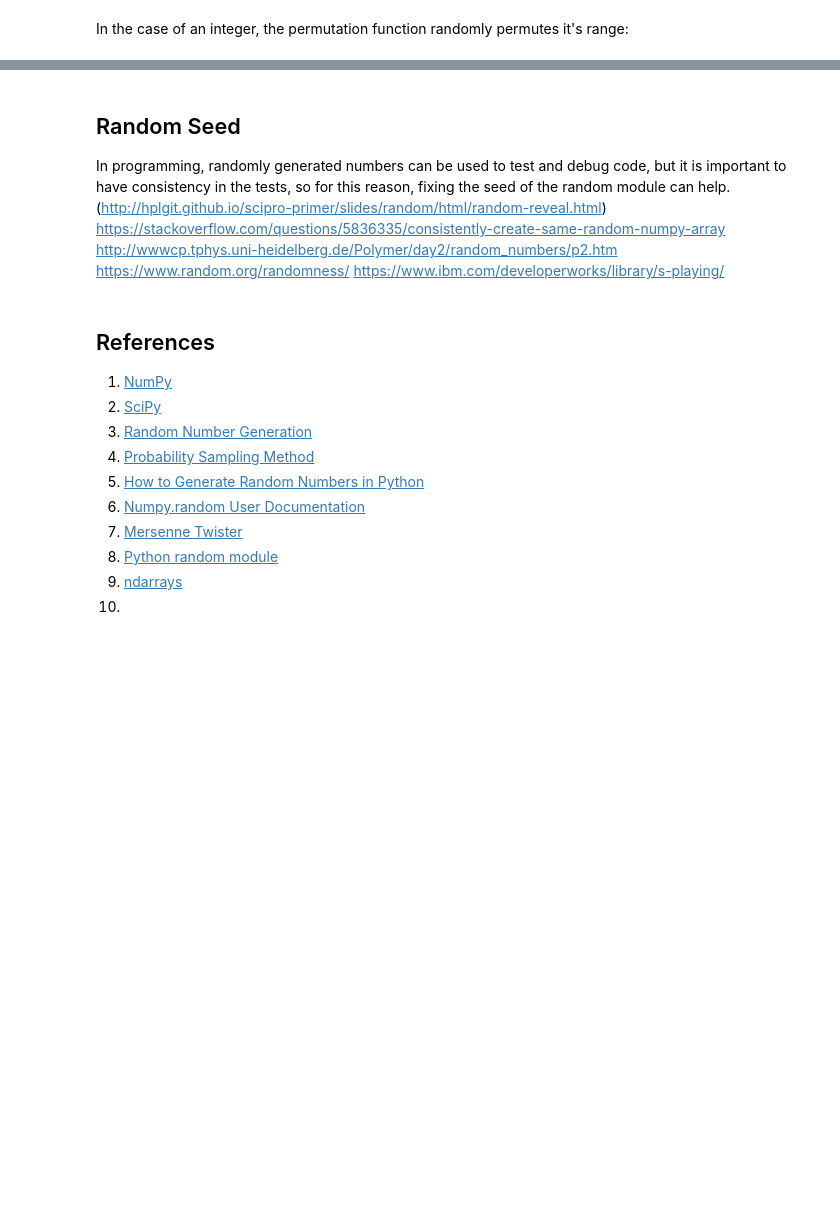
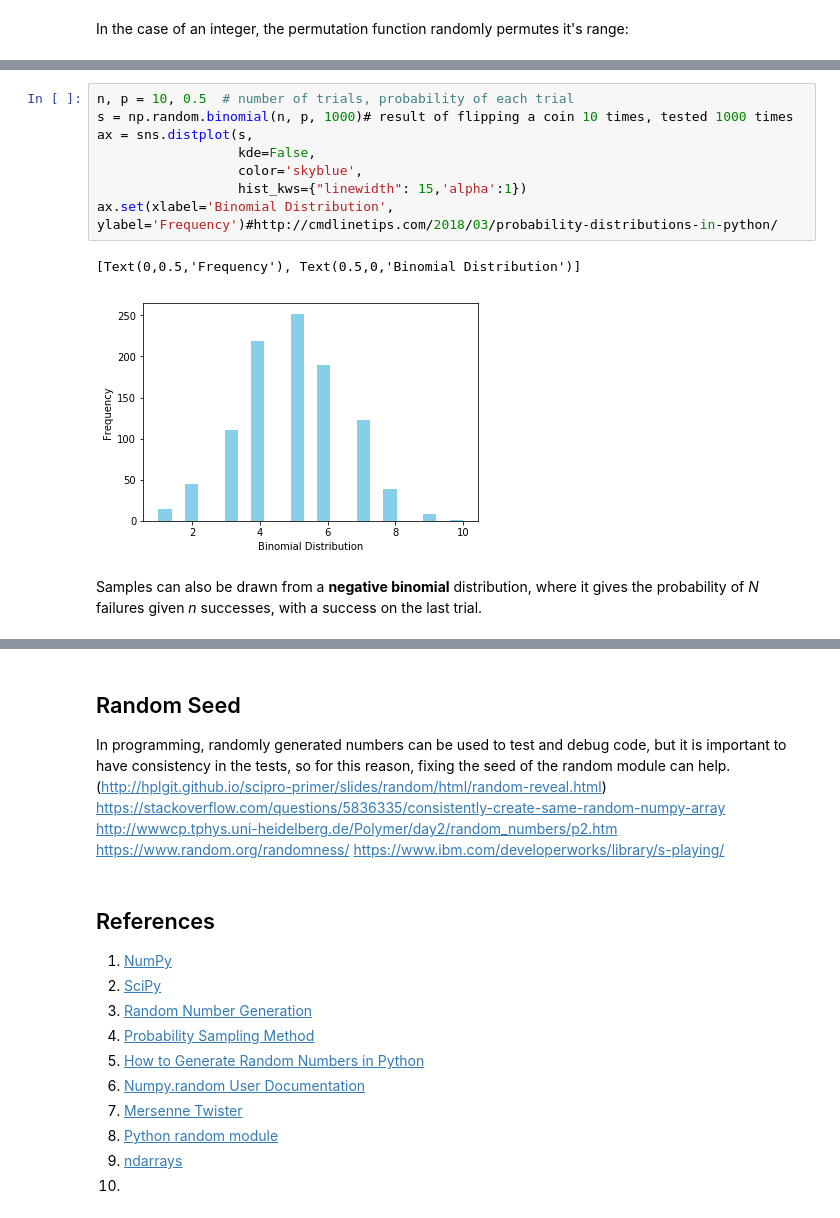
Before and after one commit to AideenByrne/ProgrammingforDA-assignment, a Jupyter notebook: Programming for Data Analysis Assignment.ipynb, the cells around one changed output, grey strips where cells are left out. Drawn from its saved outputs; the diff is of its cells as text; blank space fills up the shorter version.

```diff
--- a/Programming for Data Analysis Assignment.ipynb
+++ b/Programming for Data Analysis Assignment.ipynb
@@ -155,0 +138,13 @@ From a practical perspective, we can think of a distribution as a function that
+# %%
+n, p = 10, 0.5  # number of trials, probability of each trial
+s = np.random.binomial(n, p, 1000)# result of flipping a coin 10 times, tested 1000 times
+ax = sns.distplot(s,
+                  kde=False,
+                  color='skyblue',
+                  hist_kws={"linewidth": 15,'alpha':1})
+ax.set(xlabel='Binomial Distribution', ylabel='Frequency')#http://cmdlinetips.com/2018/03/probability-distributions-in-python/
+# %% [output]
+[Text(0,0.5,'Frequency'), Text(0.5,0,'Binomial Distribution')]
+[figure, added]
+# %% [markdown]
+Samples can also be drawn from a **negative binomial** distribution, where it gives the probability of *N* failures given *n* successes, with a success on the last trial.
```
Also changed, not shown: parts of 23 cells of this notebook, 1 other file.
